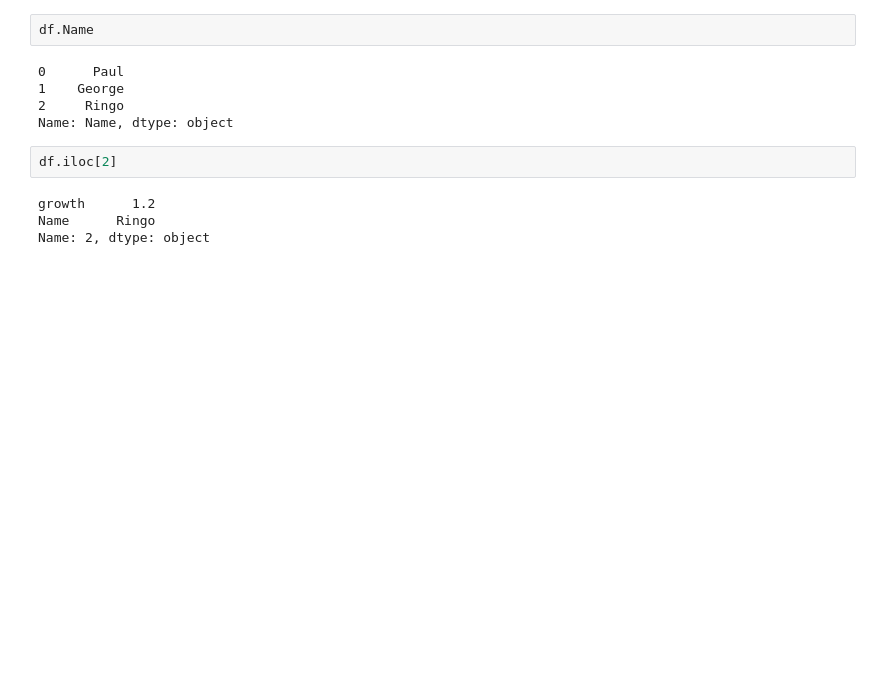
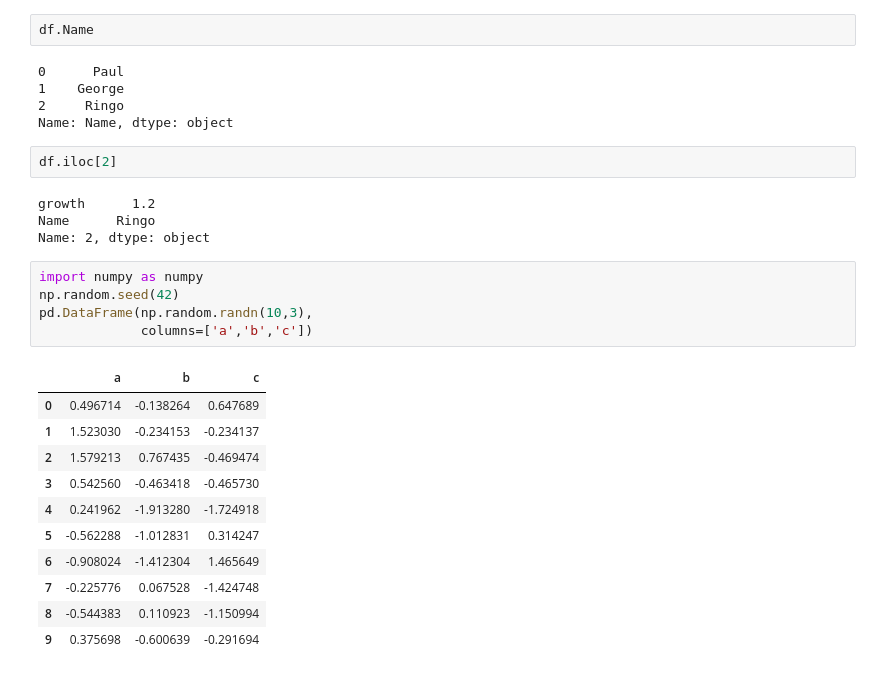
Before and after one commit to Moisebea/PythonDatastructure, a Jupyter notebook: EPP_For_Data_Manipulation/Data_manipulation.ipynb, the cells around one changed output. Drawn from its saved outputs; the diff is of its cells as text; blank space fills up the shorter version.

```diff
--- a/EPP_For_Data_Manipulation/Data_manipulation.ipynb
+++ b/EPP_For_Data_Manipulation/Data_manipulation.ipynb
@@ -647,3 +647,20 @@ df.iloc[2]
 growth      1.2
 Name      Ringo
 Name: 2, dtype: object
+# %%
+import numpy as numpy
+np.random.seed(42)
+pd.DataFrame(np.random.randn(10,3),
+             columns=['a','b','c'])
+# %% [output]
+|  | a | b | c |
+| 0 | 0.496714 | -0.138264 | 0.647689 |
+| 1 | 1.523030 | -0.234153 | -0.234137 |
+| 2 | 1.579213 | 0.767435 | -0.469474 |
+| 3 | 0.542560 | -0.463418 | -0.465730 |
+| 4 | 0.241962 | -1.913280 | -1.724918 |
+| 5 | -0.562288 | -1.012831 | 0.314247 |
+| 6 | -0.908024 | -1.412304 | 1.465649 |
+| 7 | -0.225776 | 0.067528 | -1.424748 |
+| 8 | -0.544383 | 0.110923 | -1.150994 |
+| 9 | 0.375698 | -0.600639 | -0.291694 |
```
Also changed, not shown: parts of 3 cells of this notebook.
